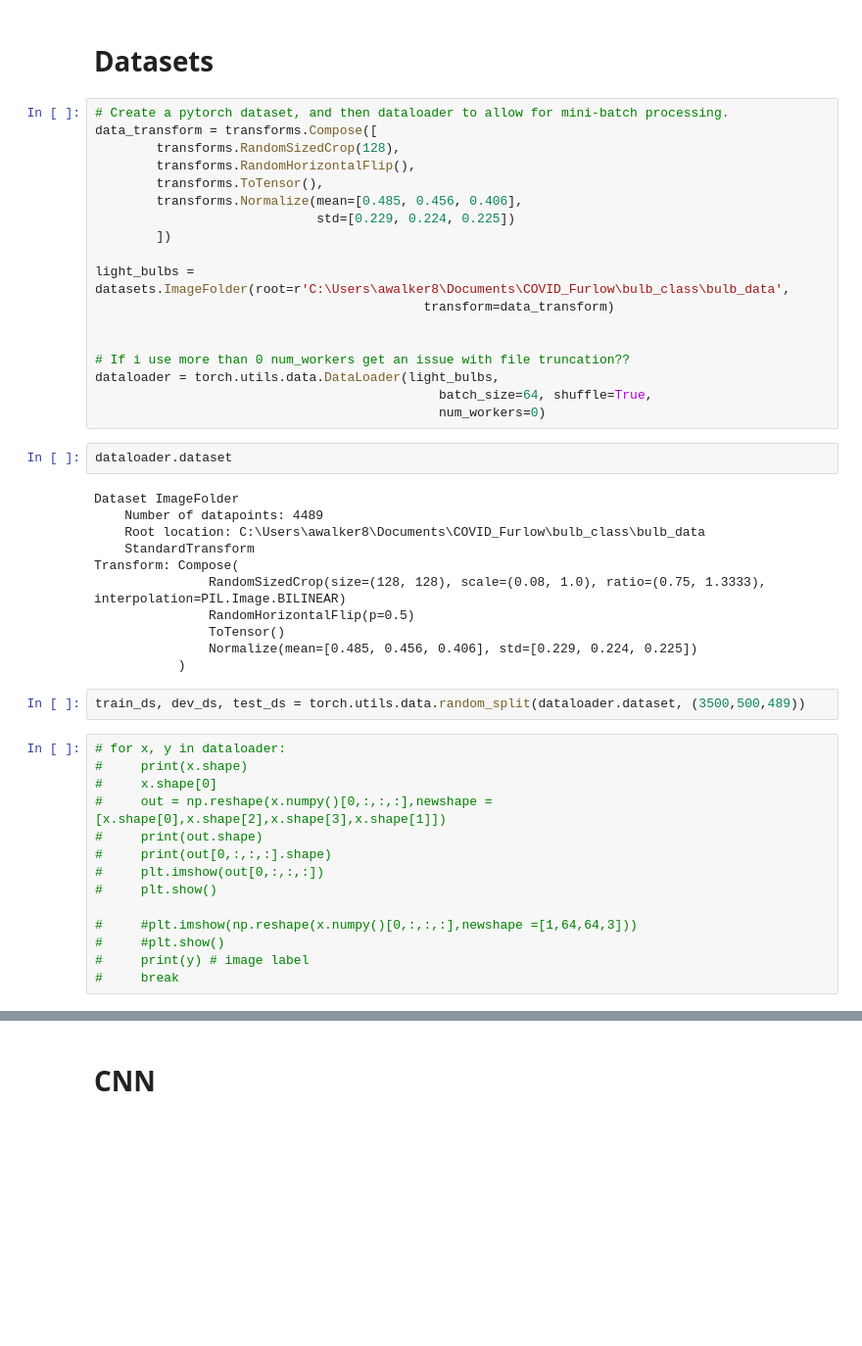
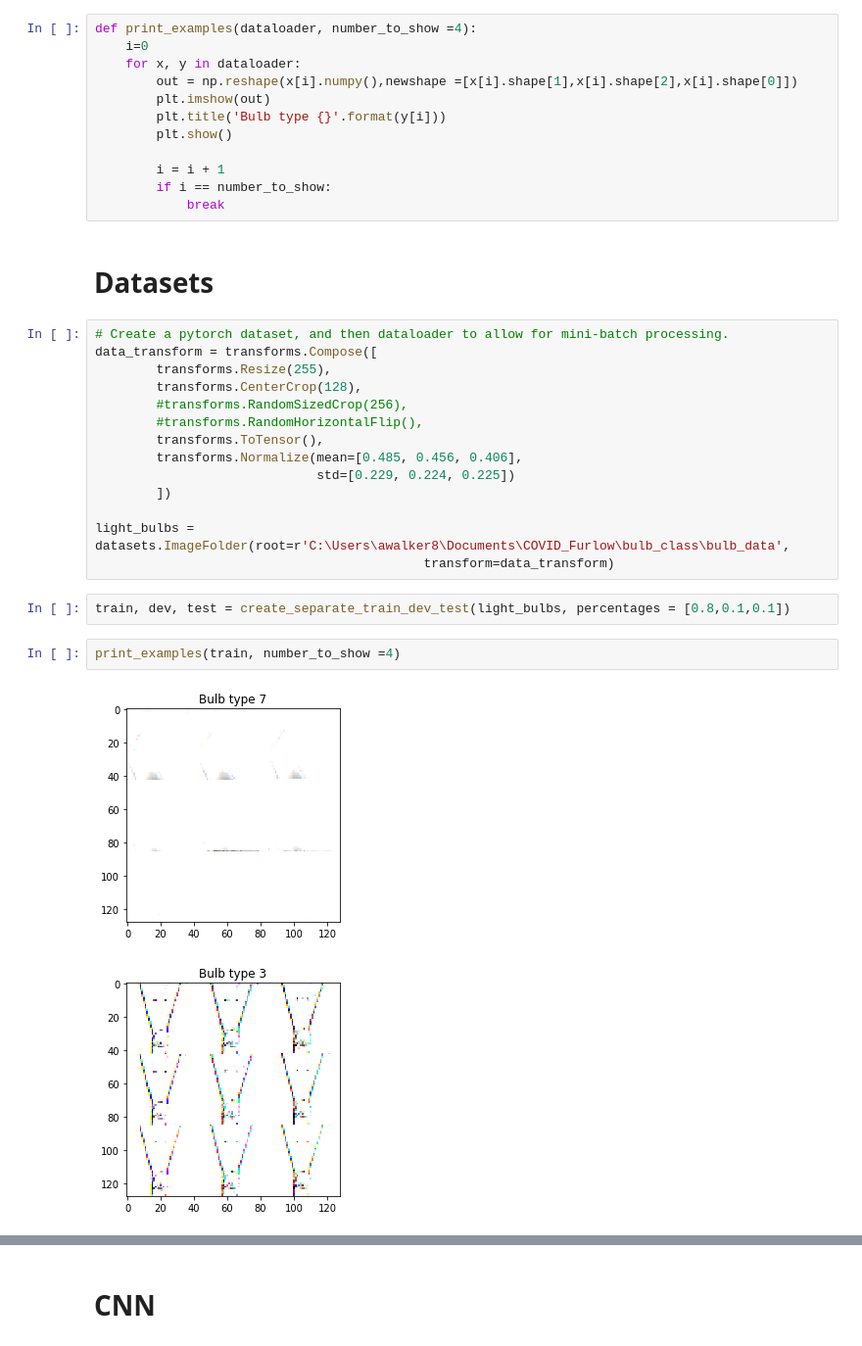
Before and after one commit to AndrewWalker251/bulb_classifier, a Jupyter notebook: bulb_classifier.ipynb, the cells around one changed output, grey strips where cells are left out. Shown: that part at 98% size. Cells and saved outputs as stored; diff of their text form; blank space fills up the shorter version.

```diff
--- a/bulb_classifier.ipynb
+++ b/bulb_classifier.ipynb
@@ -59,10 +113,24 @@ def file_rename():
+# %%
+def print_examples(dataloader, number_to_show =4):
+    i=0
+    for x, y in dataloader:
+        out = np.reshape(x[i].numpy(),newshape =[x[i].shape[1],x[i].shape[2],x[i].shape[0]])
+        plt.imshow(out)
+        plt.title('Bulb type {}'.format(y[i]))
+        plt.show()
+
+        i = i + 1
+        if i == number_to_show:
+            break
 # %% [markdown]
 # Datasets
 # %%
 # Create a pytorch dataset, and then dataloader to allow for mini-batch processing.
 data_transform = transforms.Compose([
-        transforms.RandomSizedCrop(128),
-        transforms.RandomHorizontalFlip(),
+        transforms.Resize(255),
+        transforms.CenterCrop(128),
+        #transforms.RandomSizedCrop(256),
+        #transforms.RandomHorizontalFlip(),
         transforms.ToTensor(),
         transforms.Normalize(mean=[0.485, 0.456, 0.406],
                              std=[0.229, 0.224, 0.225])
@@ -70,38 +138,10 @@ data_transform = transforms.Compose([
 
 light_bulbs = datasets.ImageFolder(root=r'C:\Users\awalker8\Documents\COVID_Furlow\bulb_class\bulb_data',
                                            transform=data_transform)
-
-
-# If i use more than 0 num_workers get an issue with file truncation??
-dataloader = torch.utils.data.DataLoader(light_bulbs,
-                                             batch_size=64, shuffle=True,
-                                             num_workers=0)
-# %%
-dataloader.dataset
-# %% [output]
-Dataset ImageFolder
-    Number of datapoints: 4489
-    Root location: C:\Users\awalker8\Documents\COVID_Furlow\bulb_class\bulb_data
-    StandardTransform
-Transform: Compose(
-               RandomSizedCrop(size=(128, 128), scale=(0.08, 1.0), ratio=(0.75, 1.3333), interpolation=PIL.Image.BILINEAR)
-               RandomHorizontalFlip(p=0.5)
-               ToTensor()
-               Normalize(mean=[0.485, 0.456, 0.406], std=[0.229, 0.224, 0.225])
-           )
-# %%
-train_ds, dev_ds, test_ds = torch.utils.data.random_split(dataloader.dataset, (3500,500,489))
-# %%
-# for x, y in dataloader:
-#     print(x.shape)
-#     x.shape[0]
-#     out = np.reshape(x.numpy()[0,:,:,:],newshape =[x.shape[0],x.shape[2],x.shape[3],x.shape[1]])
-#     print(out.shape)
-#     print(out[0,:,:,:].shape)
-#     plt.imshow(out[0,:,:,:])
-#     plt.show()
-
-#     #plt.imshow(np.reshape(x.numpy()[0,:,:,:],newshape =[1,64,64,3]))
-#     #plt.show()
-#     print(y) # image label
-#     break
+# %%
+train, dev, test = create_separate_train_dev_test(light_bulbs, percentages = [0.8,0.1,0.1])
+# %%
+print_examples(train, number_to_show =4)
+# %% [output]
+[figure, added]
+[figure, added]
```
Also changed, not shown: parts of 20 cells of this notebook.
